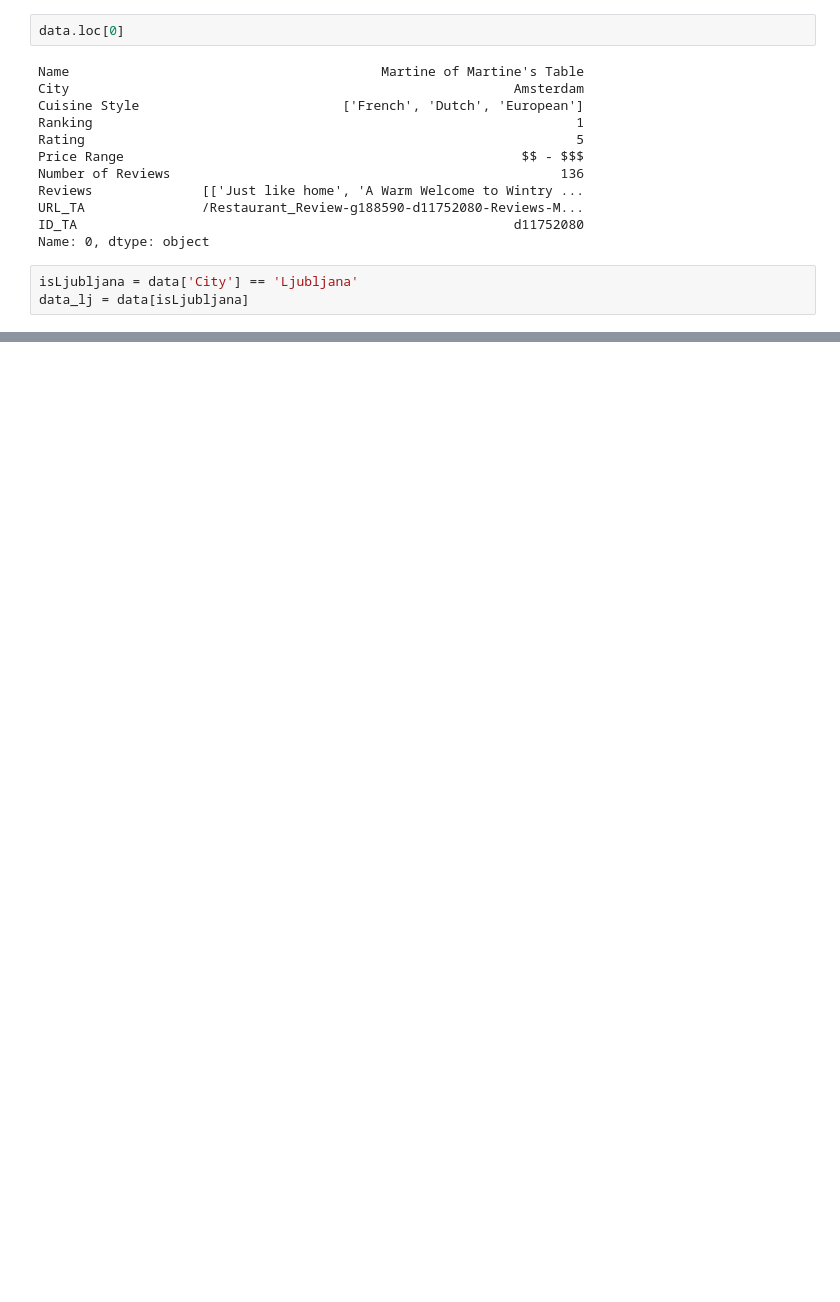
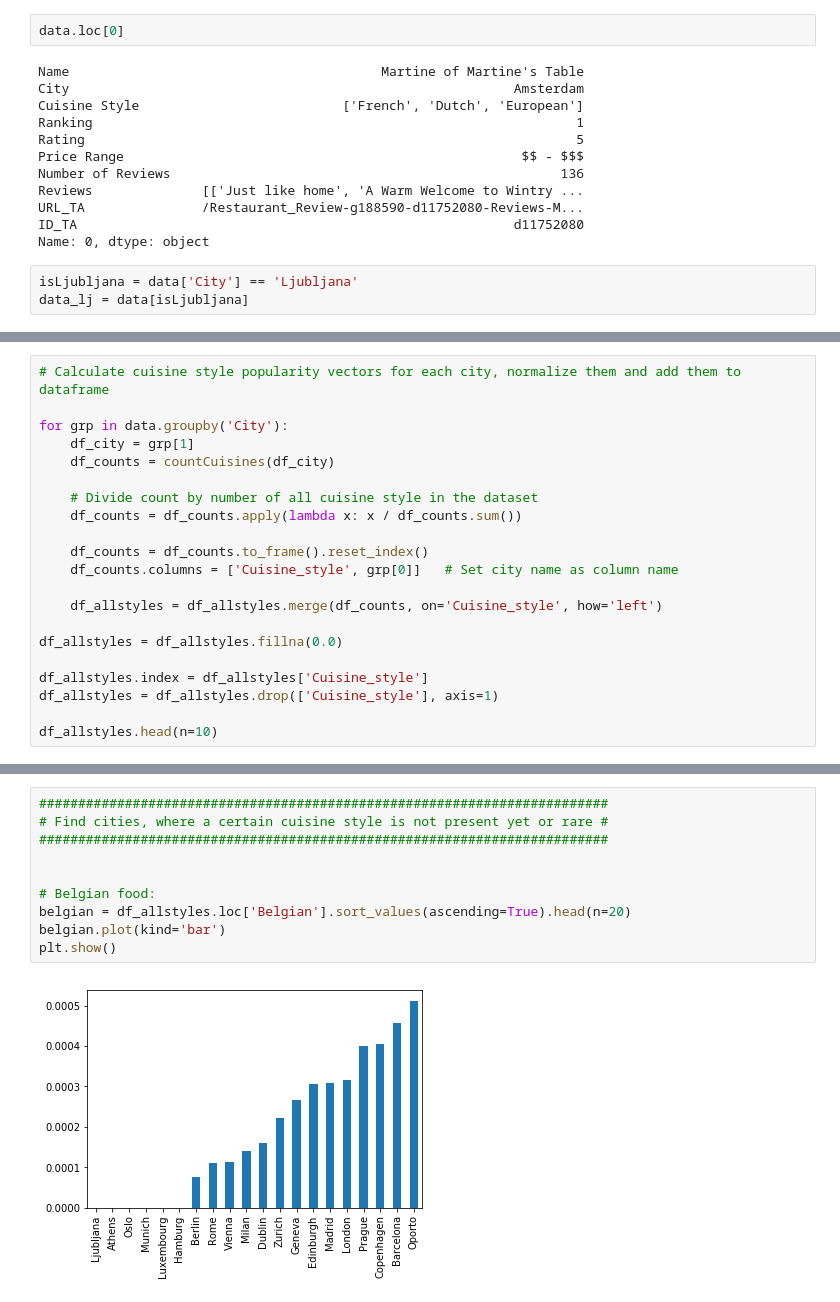
Before and after one commit to msinkec/PR19ABALMSSR, a Jupyter notebook: Analasys.ipynb, the cells around one changed output, grey strips where cells are left out. Cells and saved outputs as stored; diff of their text form; blank space fills up the shorter version.

```diff
--- a/Analasys.ipynb
+++ b/Analasys.ipynb
@@ -116,0 +136,21 @@ df_count
+# %%
+# Calculate cuisine style popularity vectors for each city, normalize them and add them to dataframe
+
+for grp in data.groupby('City'):
+    df_city = grp[1]
+    df_counts = countCuisines(df_city)
+
+    # Divide count by number of all cuisine style in the dataset
+    df_counts = df_counts.apply(lambda x: x / df_counts.sum())
+
+    df_counts = df_counts.to_frame().reset_index()
+    df_counts.columns = ['Cuisine_style', grp[0]]   # Set city name as column name
+
+    df_allstyles = df_allstyles.merge(df_counts, on='Cuisine_style', how='left')
+
+df_allstyles = df_allstyles.fillna(0.0)
+
+df_allstyles.index = df_allstyles['Cuisine_style']
+df_allstyles = df_allstyles.drop(['Cuisine_style'], axis=1)
+
+df_allstyles.head(n=10)
@@ -116,0 +171,12 @@ df_count
+# %%
+#########################################################################
+# Find cities, where a certain cuisine style is not present yet or rare #
+#########################################################################
+
+
+# Belgian food:
+belgian = df_allstyles.loc['Belgian'].sort_values(ascending=True).head(n=20)
+belgian.plot(kind='bar')
+plt.show()
+# %% [output]
+[figure, added]
```
Also changed, not shown: parts of 6 cells of this notebook.
